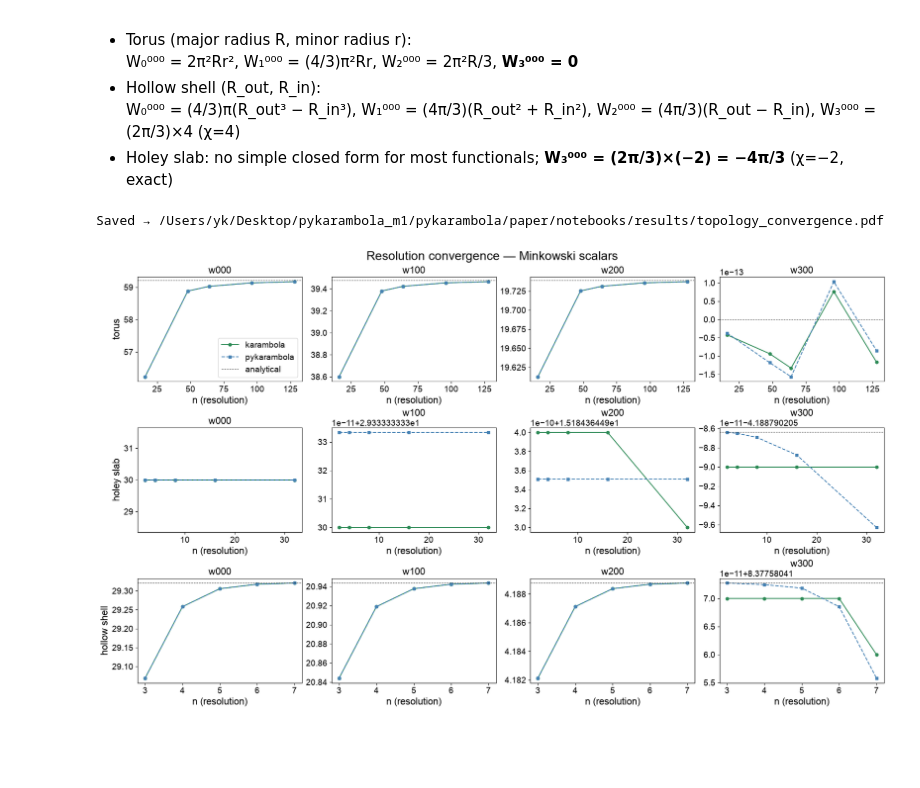
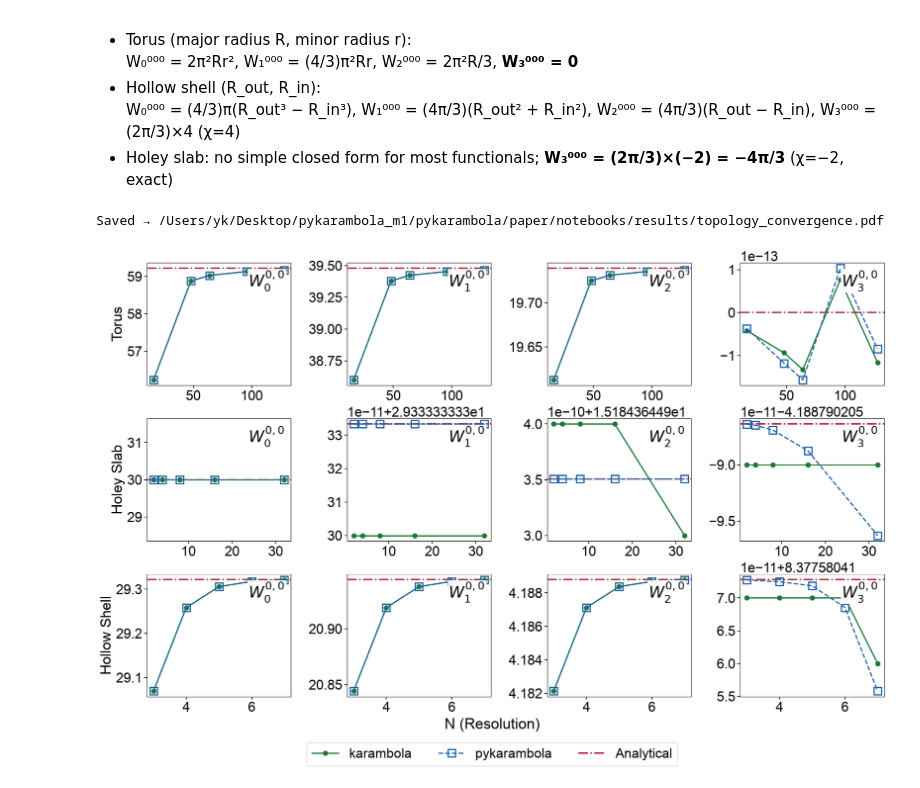
Before and after one commit to Ishihara-SynthMorph/pykarambola, a Jupyter notebook: paper/notebooks/topology_validation.ipynb, the cells around one changed output. Cells and saved outputs as stored; diff of their text form; code cells hidden in the pictures; blank space fills up the shorter version.

Commit message:
removed validation added analytical convergence plot

```diff
--- a/paper/notebooks/topology_validation.ipynb
+++ b/paper/notebooks/topology_validation.ipynb
@@ -871,56 +871,79 @@ def analytical(shape, res):
             'w300': (2 * np.pi / 3) * 4,
         }
     if shape == 'holey_slab':
-        return {'w300': (2 * np.pi / 3) * (-2)}
-    return {}
+        x, y, z = SLAB_PARAMS['width'], SLAB_PARAMS['depth'], SLAB_PARAMS['height']
+        hw, hd  = SLAB_PARAMS['hole_w'], SLAB_PARAMS['hole_d']   # <-- confirm key names
+        n = 2                                                            # two through-holes (χ = -2)
+        vol = x*y*z - n*z*hw*hd
+        sa  = 2*(x*y + y*z + z*x) - n*2*hw*hd + n*2*z*(hw+hd)
+        imc = np.pi*(x+y+z) - n*np.pi*z + n*np.pi*(hw+hd)
+        return {'w000': vol, 'w100': sa/3, 'w200': imc/3, 'w300': (2*np.pi/3)*(-2)}
 
 
+SCALAR_LATEX = {'w000': r'$W_0^{0,0}$', 'w100': r'$W_1^{0,0}$',
+                'w200': r'$W_2^{0,0}$', 'w300': r'$W_3^{0,0}$'}
+C_K, C_PY, C_AN = '#1b7837', '#2166ac', '#b2182b'   # karambola / pykarambola / analytical
+
 if df_k is not None:
-    BASE_FONT = 18
+    from matplotlib.lines import Line2D
+    BASE_FONT = 25
     plt.rcParams['font.family'] = 'Arial'
     plt.rcParams.update({
         'font.size':       BASE_FONT,
-        'axes.titlesize':  BASE_FONT - 2,
-        'axes.labelsize':  BASE_FONT - 2,
-        'xtick.labelsize': BASE_FONT - 4,
-        'ytick.labelsize': BASE_FONT - 4,
-        'legend.fontsize': BASE_FONT - 4,
+        'axes.titlesize':  BASE_FONT,
+        'axes.labelsize':  BASE_FONT,
+        'xtick.labelsize': BASE_FONT - 1,
+        'ytick.labelsize': BASE_FONT - 1,
+        'legend.fontsize': BASE_FONT - 3,
     })
 
-    fig, axes = plt.subplots(len(SHAPES), 4, figsize=(18, len(SHAPES)*3.5),
+    fig, axes = plt.subplots(len(SHAPES), 4, figsize=(19, len(SHAPES) * 3.9),
                              constrained_layout=True)
-    if len(SHAPES) == 1: axes = axes[np.newaxis, :]
+    fig.get_layout_engine().set(wspace=0.09)   # increase for more vertical gap
+    if len(SHAPES) == 1:
+        axes = axes[np.newaxis, :]
 
     for row, shape in enumerate(SHAPES):
-        subset_k  = df_merged[df_merged['shape'] == shape].copy()
+        subset_k = df_merged[df_merged['shape'] == shape].copy()
         subset_k['_res'] = subset_k['mesh_id'].apply(lambda x: _n_from_id(x, shape))
-        subset_k  = subset_k.sort_values('_res')
+        subset_k = subset_k.sort_values('_res')
 
         an = analytical(shape, None)
+        x  = subset_k['_res']
 
         for col, key in enumerate(SCALAR_KEYS):
             ax = axes[row, col]
-            x  = subset_k['_res']
-            ax.plot(x, subset_k[f'{key}_k'],  'o-', ms=5, lw=1.5,
-                    color='seagreen',  label='karambola')
-            ax.plot(x, subset_k[f'{key}_py'], 's--', ms=5, lw=1.5,
-                    color='steelblue', label='pykarambola')
             if key in an:
-                ax.axhline(an[key], color='k', ls=':', lw=1, label='analytical')
-            ax.set_title(key)
-            ax.set_xlabel('n (resolution)')
+                ax.axhline(an[key], color=C_AN, ls='-.', lw=2.6, alpha=0.9, zorder=1)
+            ax.plot(x, subset_k[f'{key}_k'], '-', marker='o', ms=8, lw=2.2,
+                    color=C_K, zorder=2)
+            ax.plot(x, subset_k[f'{key}_py'], '--', marker='s', ms=13, lw=2.2,
+                    color=C_PY, mfc='none', mec=C_PY, mew=2.2, zorder=3)
+            ax.tick_params(axis='both', labelsize=BASE_FONT - 1, length=5, width=1.2)
+            ax.text(0.96, 0.94, SCALAR_LATEX[key], transform=ax.transAxes,
+                    ha='right', va='top', fontsize=BASE_FONT + 2,
+                    bbox=dict(facecolor='white', alpha=0.95, edgecolor='none', pad=2))
             if col == 0:
-                ax.set_ylabel(shape.replace('_', ' '))
-            if row == 0 and col == 0:
-                ax.legend()
+                ax.set_ylabel(shape.replace('_', ' ').title(), fontsize=BASE_FONT)
 
-    fig.suptitle('Resolution convergence — Minkowski scalars', fontsize=BASE_FONT + 2)
+    fig.supxlabel('n (resolution)'.title(), fontsize=BASE_FONT + 1)
+
+    handles = [
+        Line2D([0], [0], color=C_K,  marker='o', ms=8,  lw=2.2, label='karambola'),
+        Line2D([0], [0], color=C_PY, marker='s', ms=13, lw=2.2, ls='--',
+               mfc='none', mew=2.2, label='pykarambola'),
+        Line2D([0], [0], color=C_AN, ls='-.', lw=2.6, label='Analytical'),
+    ]
+    fig.legend(handles=handles, loc='lower center', ncol=3, framealpha=0.9,
+               fontsize=BASE_FONT - 2, bbox_to_anchor=(0.5, -0.08))
+
+    # fig.suptitle('Resolution convergence — Minkowski scalars', fontsize=BASE_FONT + 2)
     save_path = os.path.join(RESULTS_DIR, 'topology_convergence.pdf')
     plt.savefig(save_path, dpi=150, bbox_inches='tight')
     print(f'Saved → {save_path}')
     plt.show()
 else:
     print('Karambola results not available — skipping convergence plot.')
 # %% [output]
 Saved → /Users/yk/Desktop/pykarambola_m1/pykarambola/paper/notebooks/results/topology_convergence.pdf
-[figure, old version]
+[figure, new version]
```
Also changed, not shown: 3 other files.
